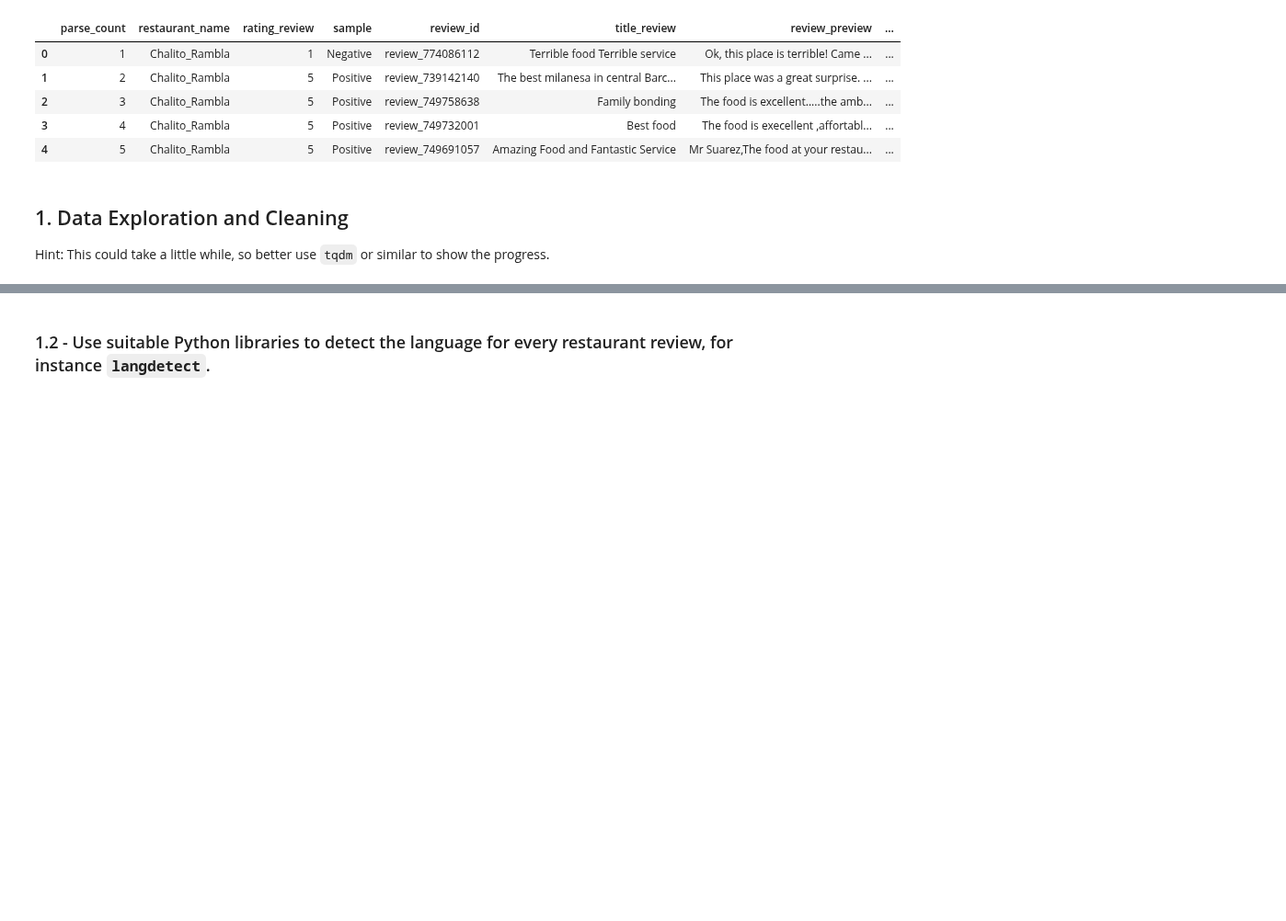
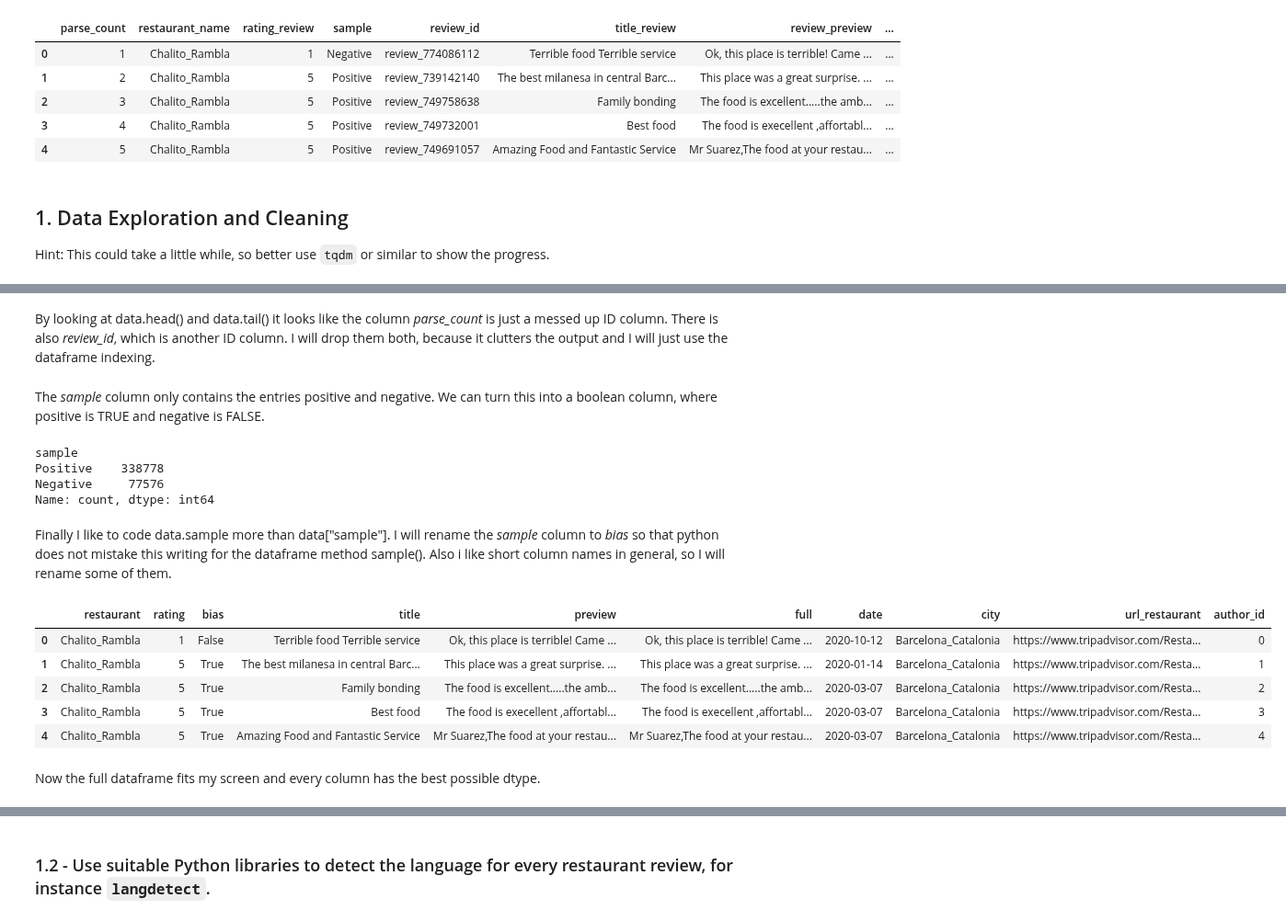
Before and after one commit to Knerten0815/data_science_course, a Jupyter notebook: notebooks/portfolio 3/data_science_MMI_portfolio_03_sentiment_analysis_template.ipynb, the cells around one changed output, grey strips where cells are left out. Shown at 92% size. Drawn from its saved outputs; the diff is of its cells as text; code cells hidden in the pictures; blank space fills up the shorter version.

```diff
--- a/notebooks/portfolio 3/data_science_MMI_portfolio_03_sentiment_analysis_template.ipynb
+++ b/notebooks/portfolio 3/data_science_MMI_portfolio_03_sentiment_analysis_template.ipynb
@@ -86,0 +122,3 @@ Hint: This could take a little while, so better use `tqdm` or similar to show th
+# %%
+data.author_id = data.author_id.str.removeprefix("UID_")
+data.author_id = data.author_id.astype(int)
@@ -86,0 +150,13 @@ Hint: This could take a little while, so better use `tqdm` or similar to show th
+# %% [markdown]
+By looking at data.head() and data.tail() it looks like the column _parse_count_ is just a messed up ID column. There is also _review_id_, which is another ID column. I will drop them both, because it clutters the output and I will just use the dataframe indexing.
+# %%
+data.drop(["parse_count", "review_id"], axis=1, inplace=True)
+# %% [markdown]
+The _sample_ column only contains the entries positive and negative. We can turn this into a boolean column, where positive is TRUE and negative is FALSE.
+# %%
+data["sample"].value_counts()
+# %% [output]
+sample
+Positive    338778
+Negative     77576
+Name: count, dtype: int64
@@ -86,0 +171,2 @@ Hint: This could take a little while, so better use `tqdm` or similar to show th
+# %% [markdown]
+Finally I like to code data.sample more than data["sample"]. I will rename the _sample_ column to _bias_ so that python does not mistake this writing for the dataframe method sample(). Also i like short column names in general, so I will rename some of them.
@@ -86,0 +180,11 @@ Hint: This could take a little while, so better use `tqdm` or similar to show th
+# %%
+data.head()
+# %% [output]
+|  | restaurant | rating | bias | title | preview | full | date | city | url_restaurant | author_id |
+| 0 | Chalito_Rambla | 1 | False | Terrible food Terrible service | Ok, this place is terrible! Came ... | Ok, this place is terrible! Came ... | 2020-10-12 | Barcelona_Catalonia | https://www.tripadvisor.com/Resta... | 0 |
+| 1 | Chalito_Rambla | 5 | True | The best milanesa in central Barc... | This place was a great surprise. ... | This place was a great surprise. ... | 2020-01-14 | Barcelona_Catalonia | https://www.tripadvisor.com/Resta... | 1 |
+| 2 | Chalito_Rambla | 5 | True | Family bonding | The food is excellent.....the amb... | The food is excellent.....the amb... | 2020-03-07 | Barcelona_Catalonia | https://www.tripadvisor.com/Resta... | 2 |
+| 3 | Chalito_Rambla | 5 | True | Best food | The food is execellent ,affortabl... | The food is execellent ,affortabl... | 2020-03-07 | Barcelona_Catalonia | https://www.tripadvisor.com/Resta... | 3 |
+| 4 | Chalito_Rambla | 5 | True | Amazing Food and Fantastic Service | Mr Suarez,The food at your restau... | Mr Suarez,The food at your restau... | 2020-03-07 | Barcelona_Catalonia | https://www.tripadvisor.com/Resta... | 4 |
+# %% [markdown]
+Now the full dataframe fits my screen and every column has the best possible dtype.
```
Also changed, not shown: parts of 28 cells of this notebook.
